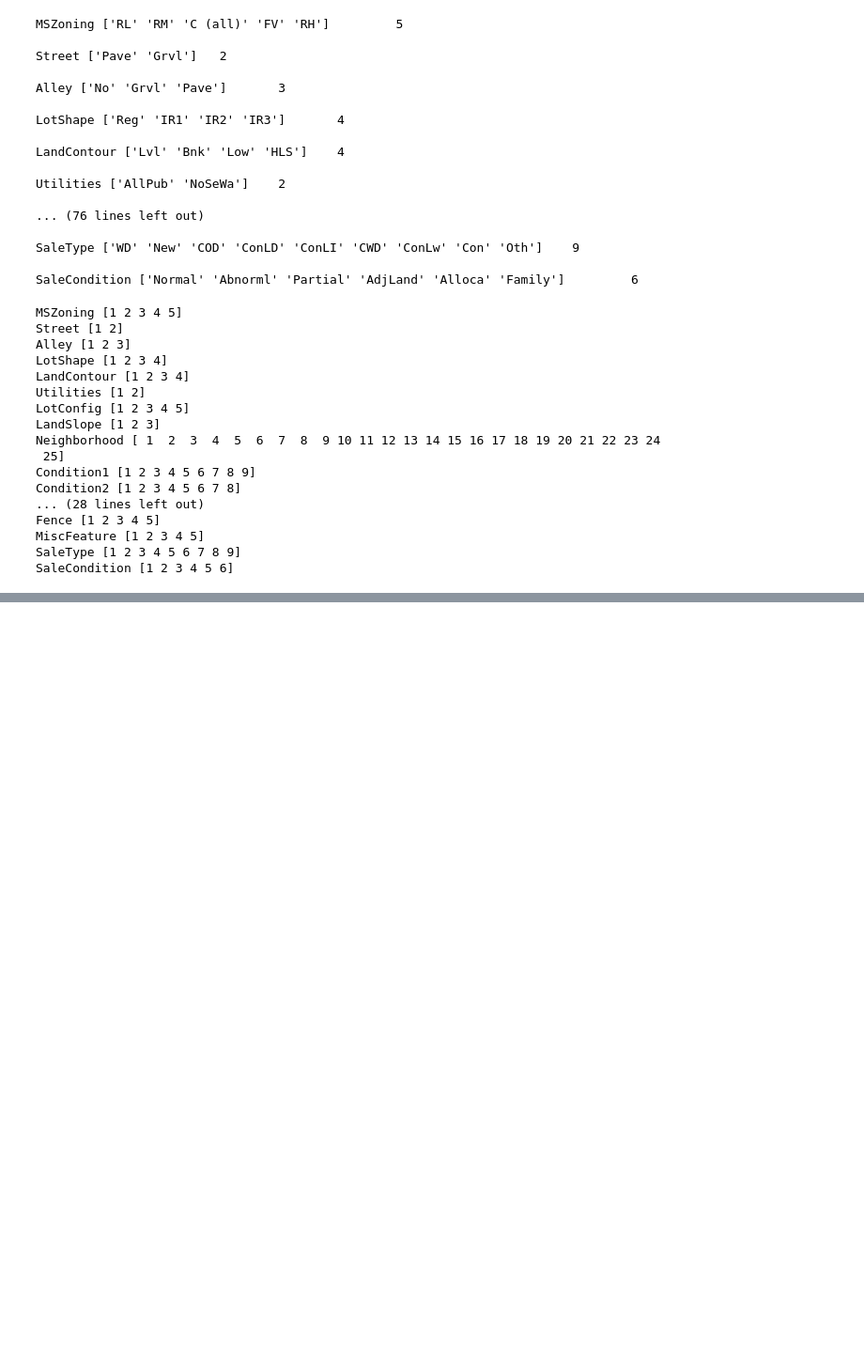
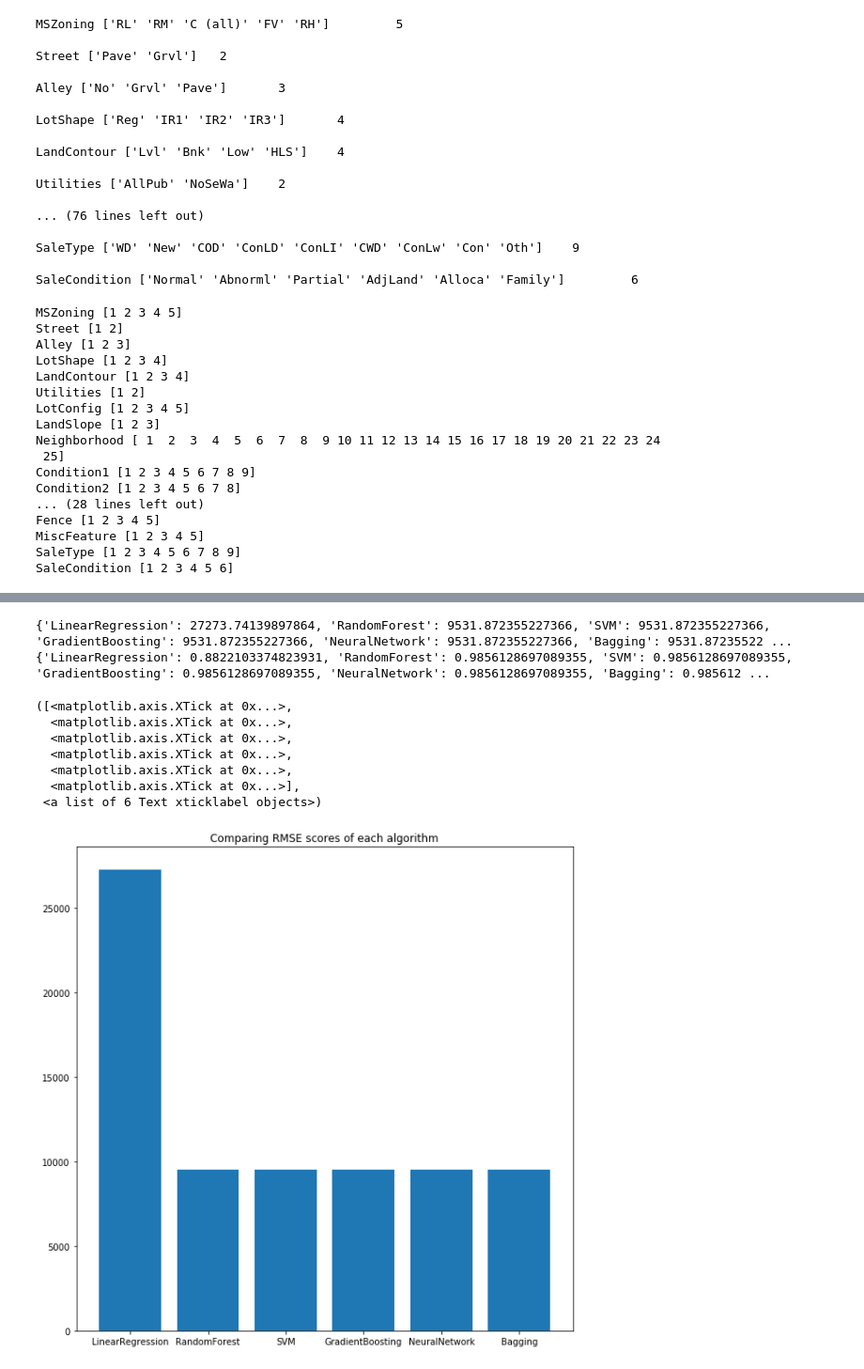
Before and after one commit to MDM0764/Bangalore-House-Price-Prediction, a Jupyter notebook: Beta.ipynb, the cells around one changed output, grey strips where cells are left out. Shown at 94% size. Drawn from its saved outputs; the diff is of its cells as text; code cells hidden in the pictures; blank space fills up the shorter version.

```diff
--- a/Beta.ipynb
+++ b/Beta.ipynb
@@ -397,0 +423,18 @@ Mean square error:  0.015099778075310816
+# %%
+RMSE =  {
+    'LinearRegression':[0.0],
+    'RandomForest':[0.0],
+    'SVM':[0.0],
+    'GradientBoosting':[0.0],
+    'NeuralNetwork':[0.0],
+    'Bagging':[0.0],
+}
+
+R2 = {
+    'LinearRegression':[0.0],
+    'RandomForest':[0.0],
+    'SVM':[0.0],
+    'GradientBoosting':[0.0],
+    'NeuralNetwork':[0.0],
+    'Bagging':[0.0],
+}
@@ -397,0 +843,20 @@ Mean square error:  0.015099778075310816
+# %%
+print(RMSE)
+print(R2)
+# %% [output]
+{'LinearRegression': 27273.74139897864, 'RandomForest': 9531.872355227366, 'SVM': 9531.872355227366, 'GradientBoosting': 9531.872355227366, 'NeuralNetwork': 9531.872355227366, 'Bagging': 9531.87235522 ...
+{'LinearRegression': 0.8822103374823931, 'RandomForest': 0.9856128697089355, 'SVM': 0.9856128697089355, 'GradientBoosting': 0.9856128697089355, 'NeuralNetwork': 0.9856128697089355, 'Bagging': 0.985612 ...
+# %%
+plt.figure(figsize=(10,10))
+plt.title('Comparing RMSE scores of each algorithm')
+plt.bar(range(len(RMSE)), list(RMSE.values()), align='center')
+plt.xticks(range(len(RMSE)), list(RMSE.keys()))
+# %% [output]
+([<matplotlib.axis.XTick at 0x...>,
+  <matplotlib.axis.XTick at 0x...>,
+  <matplotlib.axis.XTick at 0x...>,
+  <matplotlib.axis.XTick at 0x...>,
+  <matplotlib.axis.XTick at 0x...>,
+  <matplotlib.axis.XTick at 0x...>],
+ <a list of 6 Text xticklabel objects>)
+[figure, added]
```
Also changed, not shown: parts of 31 cells of this notebook, 5 other files.
